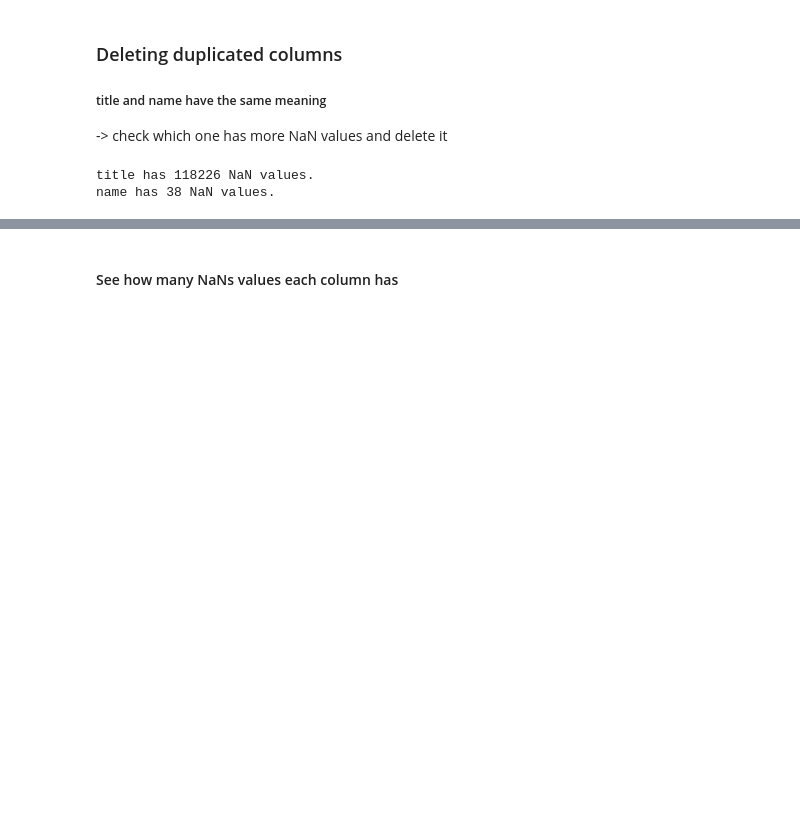
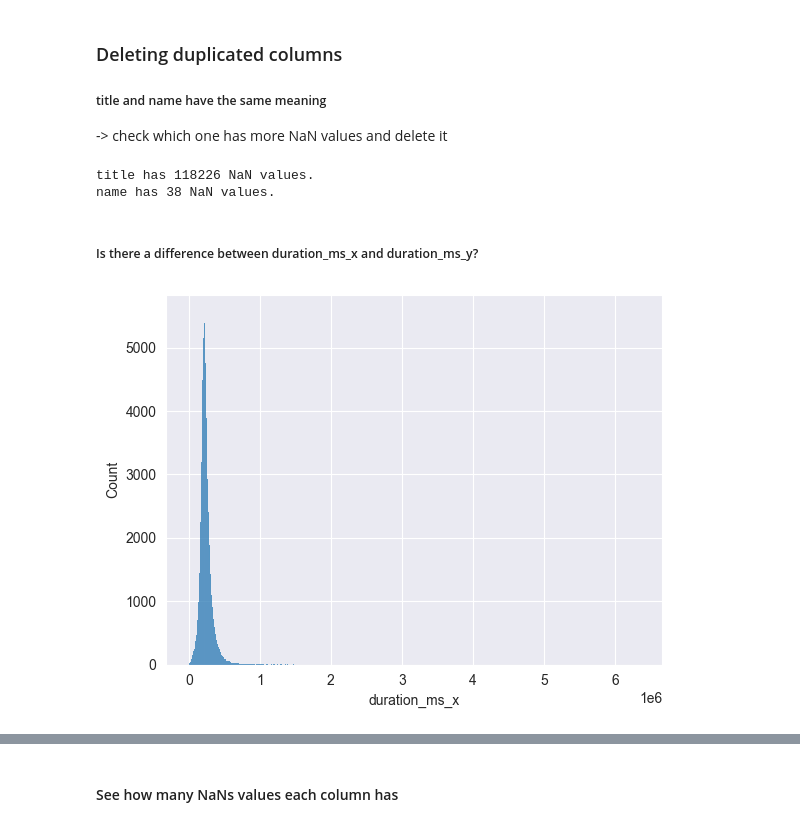
Before and after one commit to Florian-Dreyer/Spotify-Track-Popularity-Analyses, a Jupyter notebook: Popularity Prediction.ipynb, the cells around one changed output, grey strips where cells are left out. Drawn from its saved outputs; the diff is of its cells as text; code cells hidden in the pictures; blank space fills up the shorter version.

```diff
--- a/Popularity Prediction.ipynb
+++ b/Popularity Prediction.ipynb
@@ -110,3 +140,10 @@ title has 118226 NaN values.
 name has 38 NaN values.
 # %%
 del df["title"]
+# %% [markdown]
+##### Is there a difference between duration_ms_x and duration_ms_y?
+# %%
+sns.histplot(df["duration_ms_x"])
+plt.show()
+# %% [output]
+[figure, added]
```
Also changed, not shown: parts of 46 cells of this notebook.
